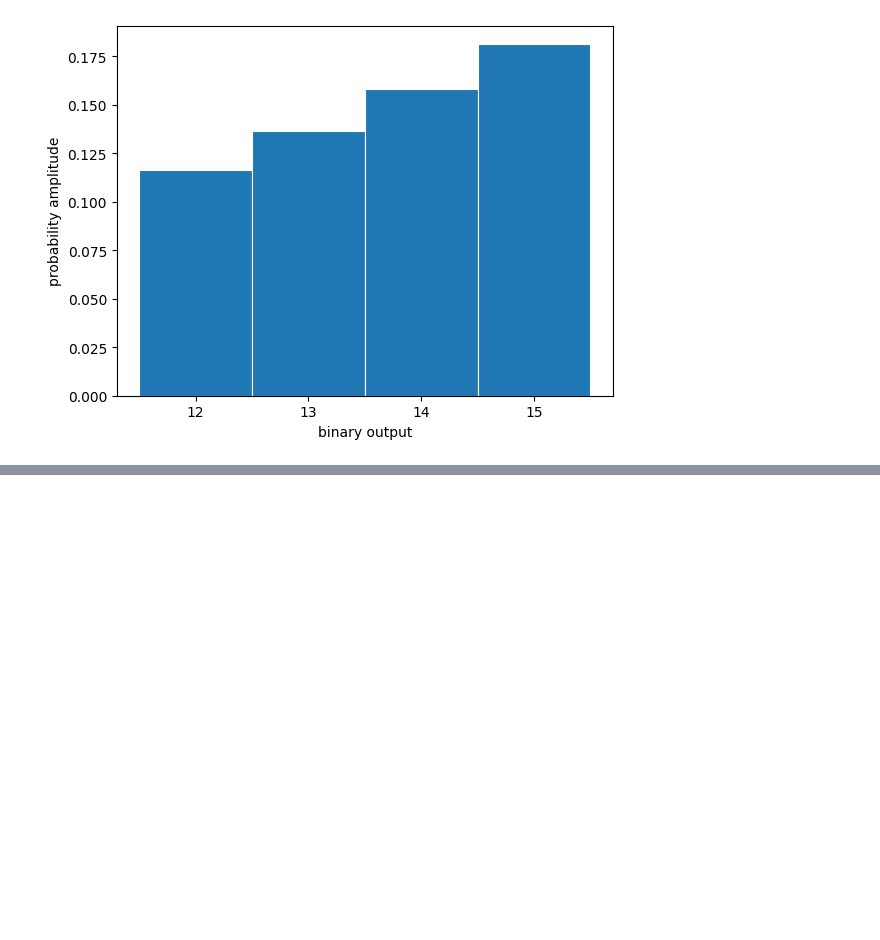
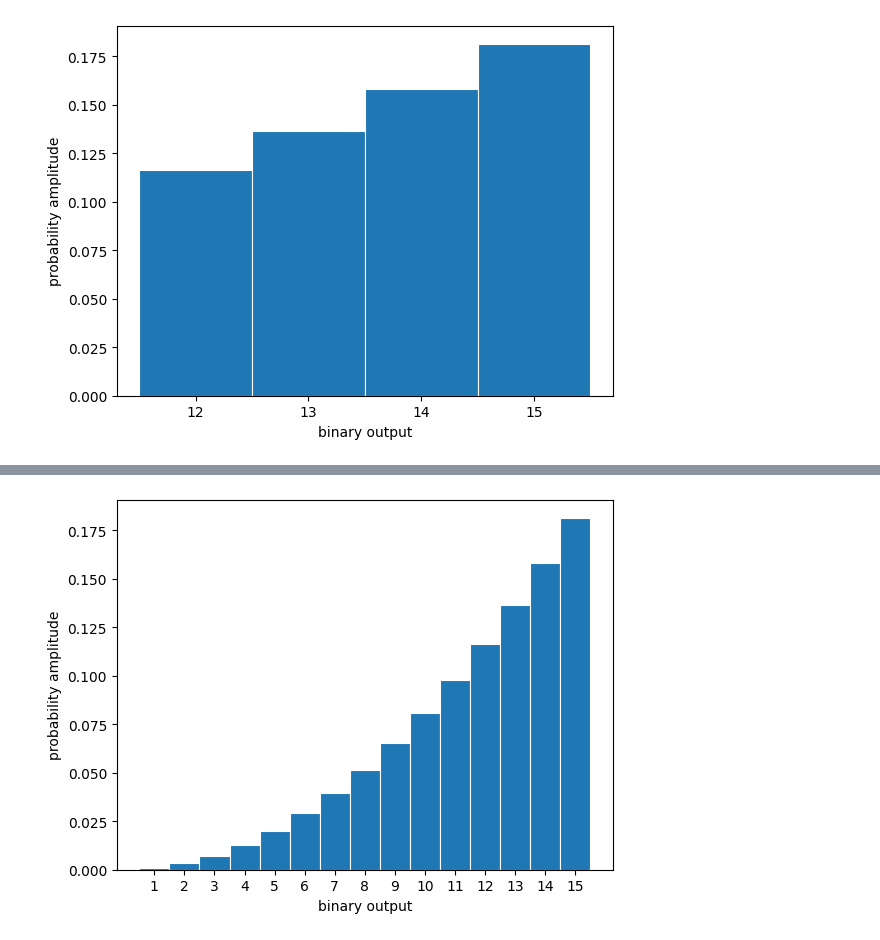
Before and after one commit to UCL-CCS/symmer, a Jupyter notebook: docs/source/notebooks/1_Basic_Usage/1.2 QuantumState Usage.ipynb, the cells around one changed output, grey strips where cells are left out. Cells and saved outputs as stored; diff of their text form; code cells hidden in the pictures; blank space fills up the shorter version.

```diff
--- a/docs/source/notebooks/1_Basic_Usage/1.2 QuantumState Usage.ipynb
+++ b/docs/source/notebooks/1_Basic_Usage/1.2 QuantumState Usage.ipynb
@@ -291,0 +545,7 @@ psi.plot_state(probability_threshold=0.1)
+# %%
+a = np.arange(2**4)
+a = a/np.linalg.norm(a)
+psi = QuantumState.from_array(a.reshape([-1,1]))
+ax = psi.plot_state()
+# %% [output]
+[figure, added]
```
Also changed, not shown: parts of 94 cells of this notebook, 14 other files.
